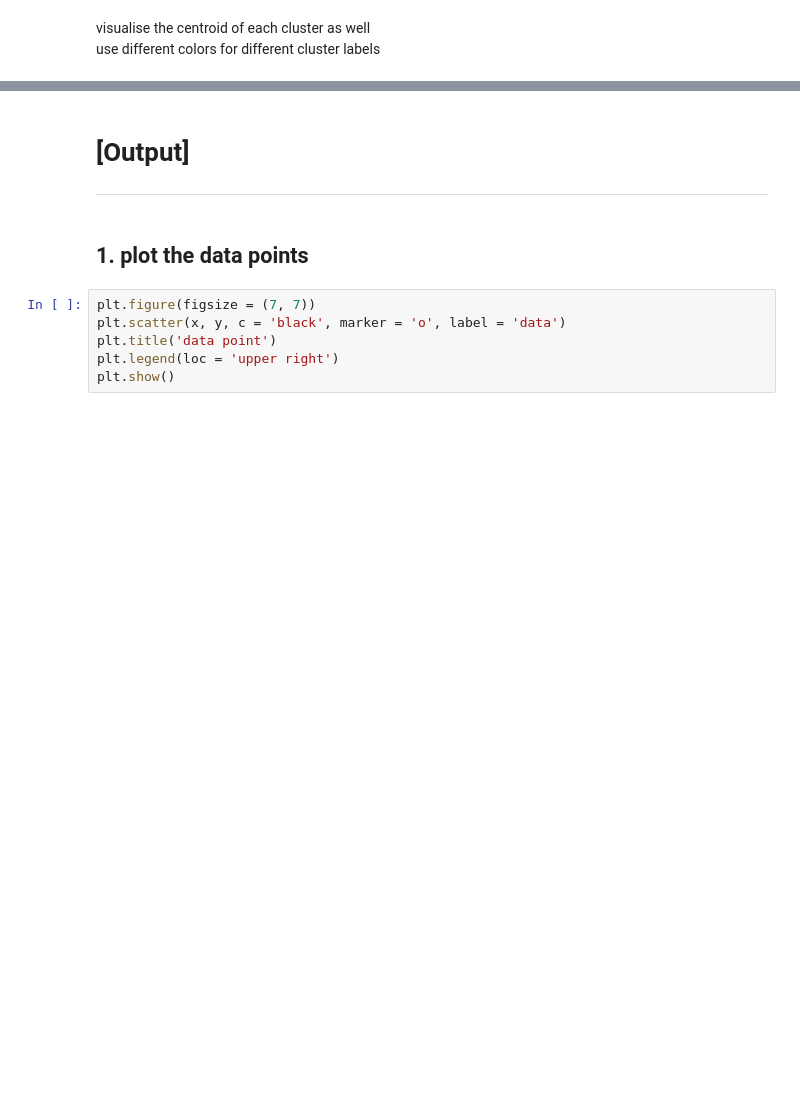
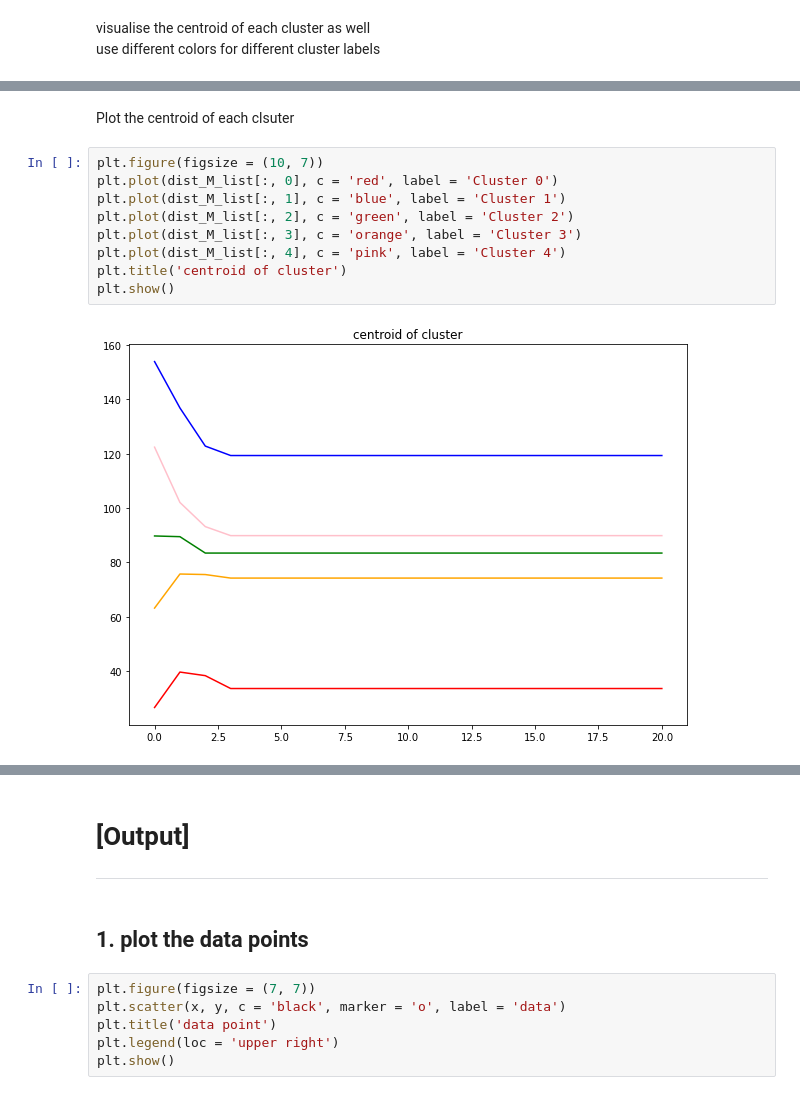
Before and after one commit to wkdthf21/Machine-Learning-Assignment, a Jupyter notebook: 07/assignment #07.ipynb, the cells around one changed output, grey strips where cells are left out. Drawn from its saved outputs; the diff is of its cells as text; blank space fills up the shorter version.

```diff
--- a/07/assignment #07.ipynb
+++ b/07/assignment #07.ipynb
@@ -114,0 +210,13 @@ use different colors for different cluster labels
+# %% [markdown]
+Plot the centroid of each clsuter
+# %%
+plt.figure(figsize = (10, 7))
+plt.plot(dist_M_list[:, 0], c = 'red', label = 'Cluster 0')
+plt.plot(dist_M_list[:, 1], c = 'blue', label = 'Cluster 1')
+plt.plot(dist_M_list[:, 2], c = 'green', label = 'Cluster 2')
+plt.plot(dist_M_list[:, 3], c = 'orange', label = 'Cluster 3')
+plt.plot(dist_M_list[:, 4], c = 'pink', label = 'Cluster 4')
+plt.title('centroid of cluster')
+plt.show()
+# %% [output]
+[figure, added]
```
Also changed, not shown: parts of 11 cells of this notebook.
